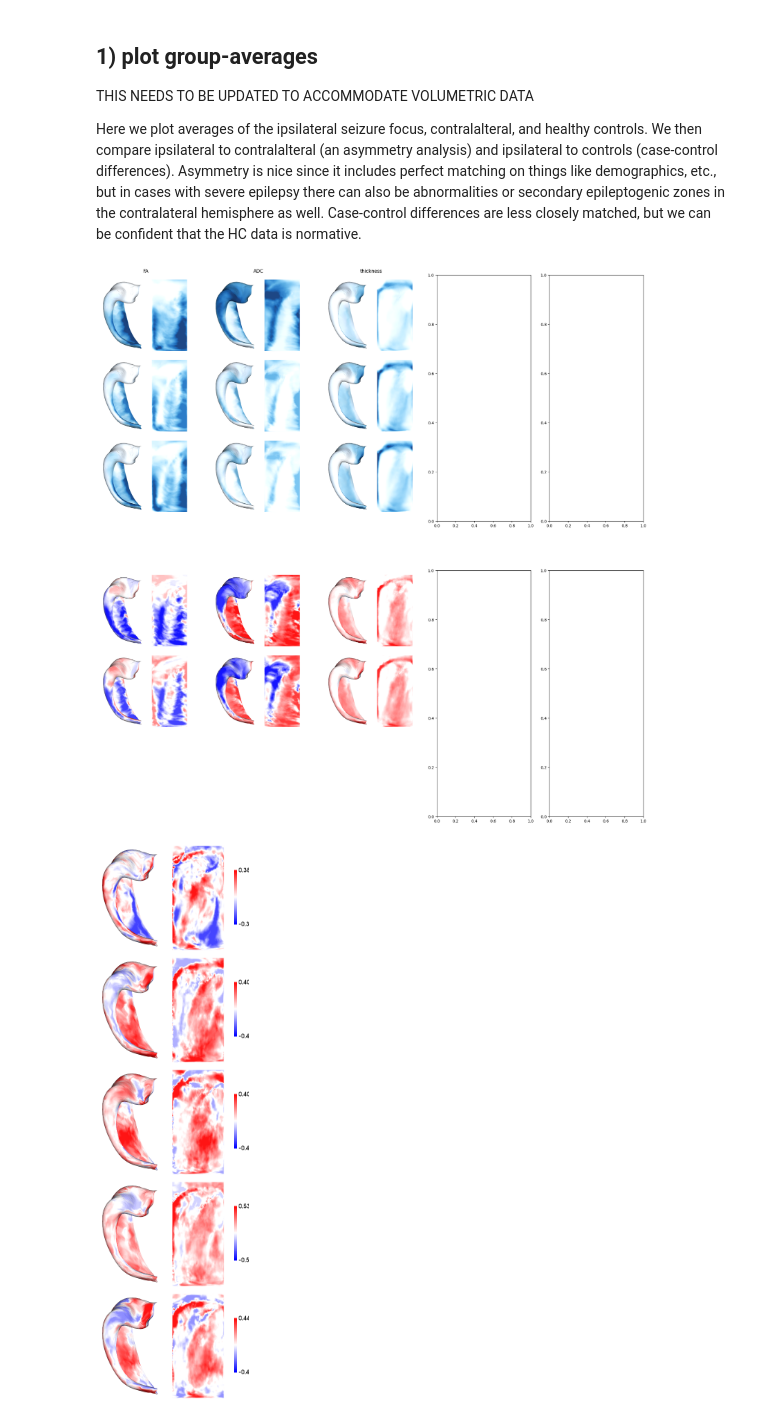
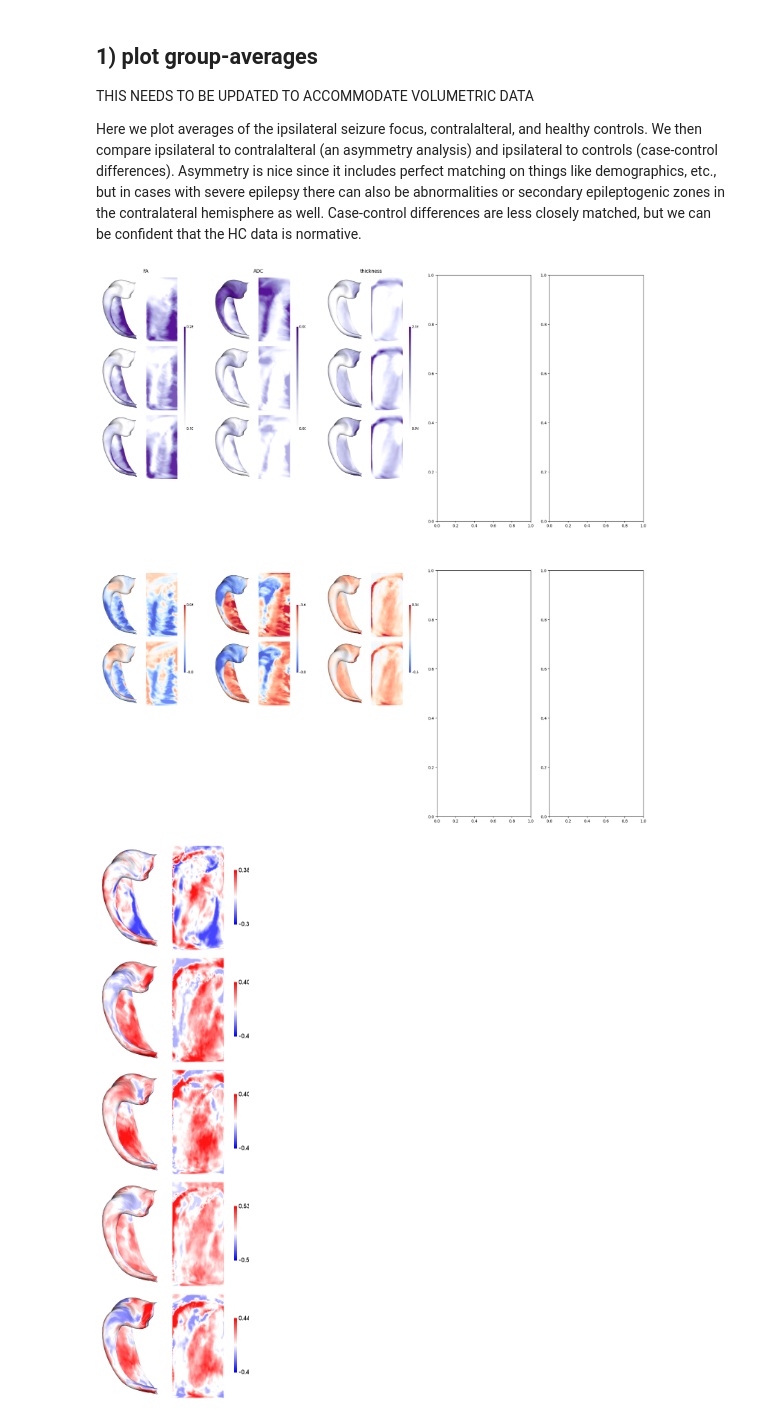
Before and after one commit to scowieson/HippocampalTLE, a Jupyter notebook: TLE-HC_volumetric-NKG1.ipynb, the cells around one changed output. Drawn from its saved outputs; the diff is of its cells as text; code cells hidden in the pictures.

```diff
--- a/TLE-HC_volumetric-NKG1.ipynb
+++ b/TLE-HC_volumetric-NKG1.ipynb
@@ -162,31 +162,31 @@ Here we plot averages of the ipsilateral seizure focus, contralalteral, and heal
 # %%
 ipsilateral = np.nanmean(hipp_dat_vol_PX[:,0,:,:], axis=1)
 contralateral = np.nanmean(hipp_dat_vol_PX[:,1,:,:], axis=1)
 ctrl = np.nanmean(hipp_dat_vol_HC,axis=(1,2))
 asymmetry = contralateral-ipsilateral
 caseCtrl = ctrl-ipsilateral
 
 cdata1 = np.stack((ipsilateral,contralateral,ctrl),axis=2) # these will share color range
 cdata2 = np.stack((asymmetry,caseCtrl),axis=2) # these will share their own separate color range
 
 # plot altogether
 fig, ax = plt.subplots(2,5, figsize=(25,25))
 for f in range(len(features)):
-    hm.plotting.surfplot_canonical_foldunfold(cdata1[:,f,:], hemis=['L'], labels=['hipp'], cmap='Blues', color_range='sym', unfoldAPrescale=True, share='both', tighten_cwindow=True, embed_nb=True, screenshot=True, filename='tmp.png')
+    hm.plotting.surfplot_canonical_foldunfold(cdata1[:,f,:], color_bar=('right'), hemis=['L'], labels=['hipp'], cmap='Purples', color_range='sym', unfoldAPrescale=True, share='both', tighten_cwindow=True, embed_nb=True, screenshot=True, filename='tmp.png')
     i = plt.imread('tmp.png')
     ax[0,f].imshow(i)
     ax[0,f].set_axis_off()
     ax[0,f].set_anchor("NW")
     ax[0,f].set_title(features[f])
-    hm.plotting.surfplot_canonical_foldunfold(cdata2[:,f,:], hemis=['L'], labels=['hipp'], cmap='bwr', color_range='sym', unfoldAPrescale=True, share='both', tighten_cwindow=True, embed_nb=True, screenshot=True, filename='tmp.png')
+    hm.plotting.surfplot_canonical_foldunfold(cdata2[:,f,:], color_bar=('right'), hemis=['L'], labels=['hipp'], cmap='coolwarm', color_range='sym', unfoldAPrescale=True, share='both', tighten_cwindow=True, embed_nb=True, screenshot=True, filename='tmp.png')
     i = plt.imread('tmp.png')
     ax[1,f].imshow(i)
     ax[1,f].set_axis_off()
     ax[1,f].set_anchor("NW")
 
 !rm tmp.png
 # %% [output]
-[figure, old version]
+[figure, new version]
 # %%
 ipsilateralCtrl = np.zeros((nV,len(PX),len(features)))
 ctrl = np.nanmean(hipp_dat_vol_HC,axis=(1,2))
```
